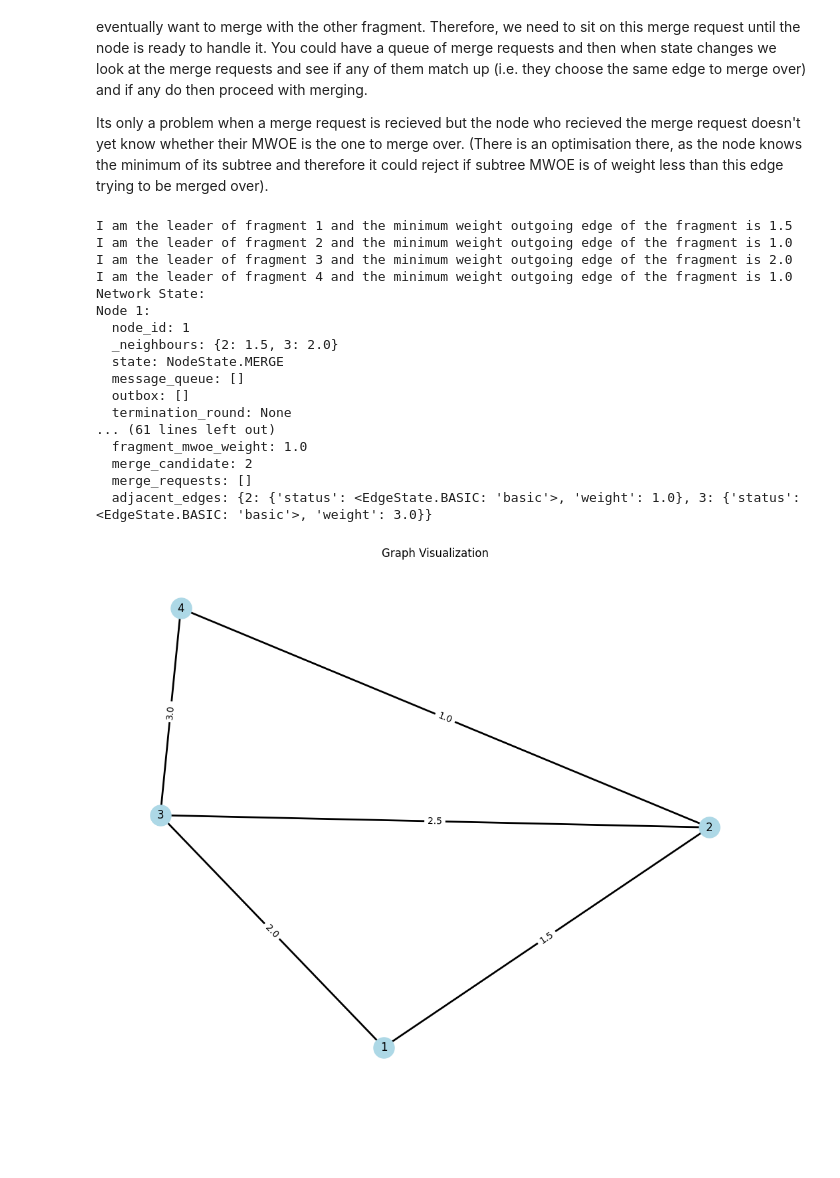
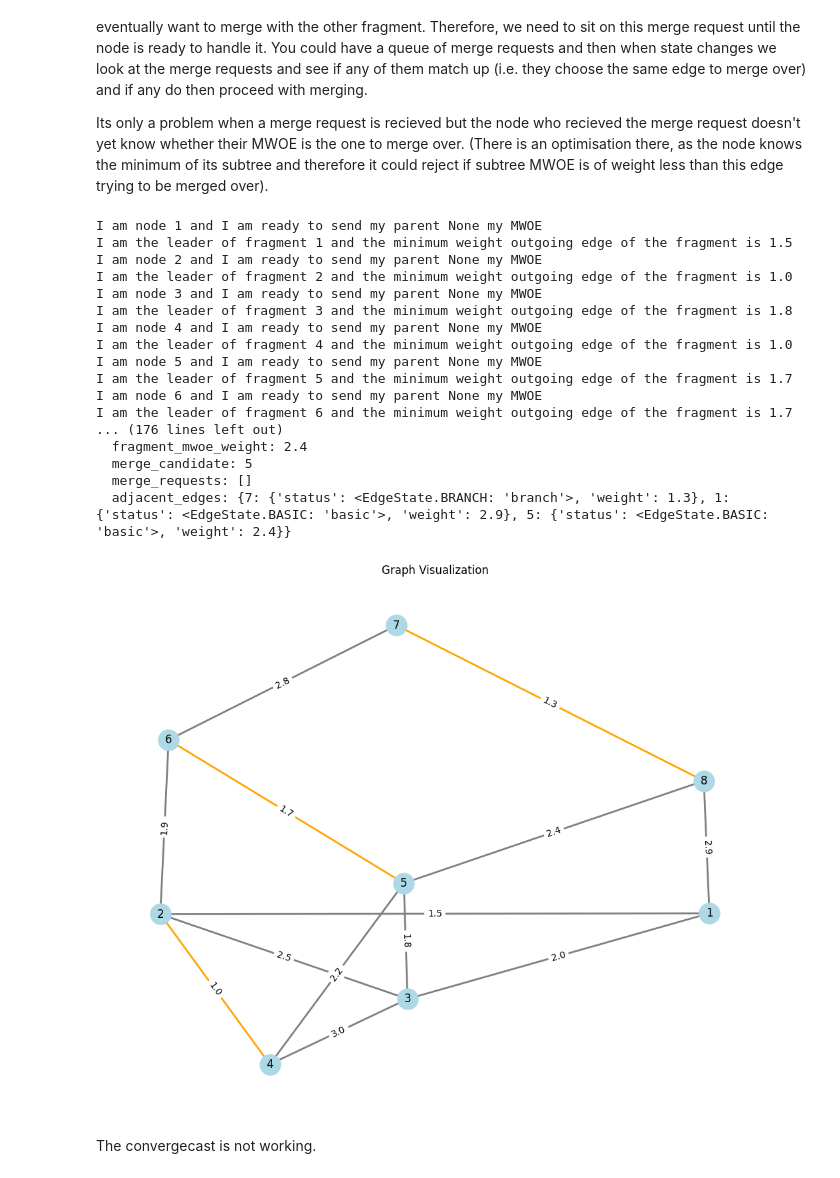
Before and after one commit to freddy-c/dn-simulation, a Jupyter notebook: ghs_simple.ipynb, the cells around one changed output. Cells and saved outputs as stored; diff of their text form; code cells hidden in the pictures; blank space fills up the shorter version.

Commit message:
Refactor visualization function to highlight MST edges and update node state display logic

```diff
--- a/ghs_simple.ipynb
+++ b/ghs_simple.ipynb
@@ -11,6 +11,8 @@ class MessageType(Enum):
     CHECK_RESPONSE = "check_response"
     BROADCAST_MWOE = "broadcast_mwoe"
     REQUEST_TO_MERGE = "request_to_merge"
+    REJECT_MERGE_REQUEST = "accept_merge_request"
+    NEW_FRAGMENT = "new_fragment"
 
 
 class NodeState(Enum):
@@ -21,13 +23,13 @@ class NodeState(Enum):
     MERGE = (
         "merge"  # sent the convergecast message and ready to move onto the next phase
     )
+    WAITING = "waiting"
 
 
 class EdgeState(Enum):
     BASIC = "basic"
     BRANCH = "branch"
     REJECTED = "rejected"
-    # REJECTED="rejected"
 # %%
 class GHSNode(AbstractNode):
     def __init__(self, node_id, neighbours):
@@ -290,11 +415,24 @@ There could be a situation where two fragments want to merge over the same edge
 Its only a problem when a merge request is recieved but the node who recieved the merge request doesn't yet know whether their MWOE is the one to merge over.
 (There is an optimisation there, as the node knows the minimum of its subtree and therefore it could reject if subtree MWOE is of weight less than this edge trying to be merged over).
 # %%
+# # Create an empty graph
+# G = nx.Graph()
+
+# # Add nodes
+# G.add_nodes_from([1, 2, 3, 4])
+
+# # Add edges with weights
+# G.add_edge(1, 2, weight=1.5)
+# G.add_edge(1, 3, weight=2.0)
+# G.add_edge(2, 3, weight=2.5)
+# G.add_edge(2, 4, weight=1.0)
+# G.add_edge(3, 4, weight=3.0)
+
 # Create an empty graph
 G = nx.Graph()
 
 # Add nodes
-G.add_nodes_from([1, 2, 3, 4])
+G.add_nodes_from([1, 2, 3, 4, 5, 6, 7, 8])
 
 # Add edges with weights
 G.add_edge(1, 2, weight=1.5)
@@ -302,29 +440,39 @@ G.add_edge(1, 3, weight=2.0)
 G.add_edge(2, 3, weight=2.5)
 G.add_edge(2, 4, weight=1.0)
 G.add_edge(3, 4, weight=3.0)
+G.add_edge(3, 5, weight=1.8)
+G.add_edge(4, 5, weight=2.2)
+G.add_edge(5, 6, weight=1.7)
+G.add_edge(6, 7, weight=2.8)
+G.add_edge(7, 8, weight=1.3)
+G.add_edge(8, 1, weight=2.9)
+G.add_edge(5, 8, weight=2.4)
+G.add_edge(2, 6, weight=1.9)
 # %%
 network = WeightedNetwork(G, GHSNode)
-network.run(20)
+network.run(10)
 print(network)
 # %% [output]
+I am node 1 and I am ready to send my parent None my MWOE
 I am the leader of fragment 1 and the minimum weight outgoing edge of the fragment is 1.5
+I am node 2 and I am ready to send my parent None my MWOE
 I am the leader of fragment 2 and the minimum weight outgoing edge of the fragment is 1.0
-I am the leader of fragment 3 and the minimum weight outgoing edge of the fragment is 2.0
+I am node 3 and I am ready to send my parent None my MWOE
+I am the leader of fragment 3 and the minimum weight outgoing edge of the fragment is 1.8
+I am node 4 and I am ready to send my parent None my MWOE
 I am the leader of fragment 4 and the minimum weight outgoing edge of the fragment is 1.0
-Network State:
-Node 1:
-  node_id: 1
-  _neighbours: {2: 1.5, 3: 2.0}
-  state: NodeState.MERGE
-  message_queue: []
-  outbox: []
-  termination_round: None
-... (61 lines left out)
-  fragment_mwoe_weight: 1.0
-  merge_candidate: 2
+I am node 5 and I am ready to send my parent None my MWOE
+I am the leader of fragment 5 and the minimum weight outgoing edge of the fragment is 1.7
+I am node 6 and I am ready to send my parent None my MWOE
+I am the leader of fragment 6 and the minimum weight outgoing edge of the fragment is 1.7
+... (176 lines left out)
+  fragment_mwoe_weight: 2.4
+  merge_candidate: 5
   merge_requests: []
-  adjacent_edges: {2: {'status': <EdgeState.BASIC: 'basic'>, 'weight': 1.0}, 3: {'status': <EdgeState.BASIC: 'basic'>, 'weight': 3.0}}
+  adjacent_edges: {7: {'status': <EdgeState.BRANCH: 'branch'>, 'weight': 1.3}, 1: {'status': <EdgeState.BASIC: 'basic'>, 'weight': 2.9}, 5: {'status': <EdgeState.BASIC: 'basic'>, 'weight': 2.4}}
 # %%
-visualize_graph(G, network.nodes)
+visualize_graph(G, network.nodes, show_mst_edges=True)
 # %% [output]
-[figure, old version]
+[figure, new version]
+# %% [markdown]
+The convergecast is not working.
```
Also changed, not shown: parts of 1 cell of this notebook, 2 other files.
